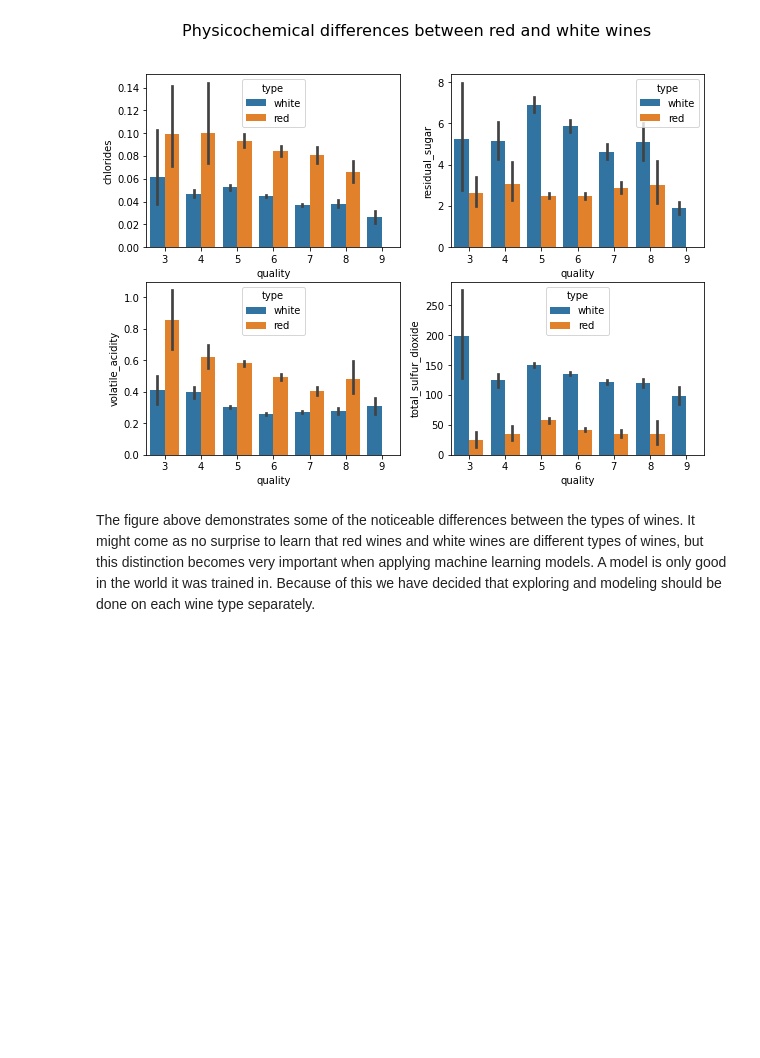
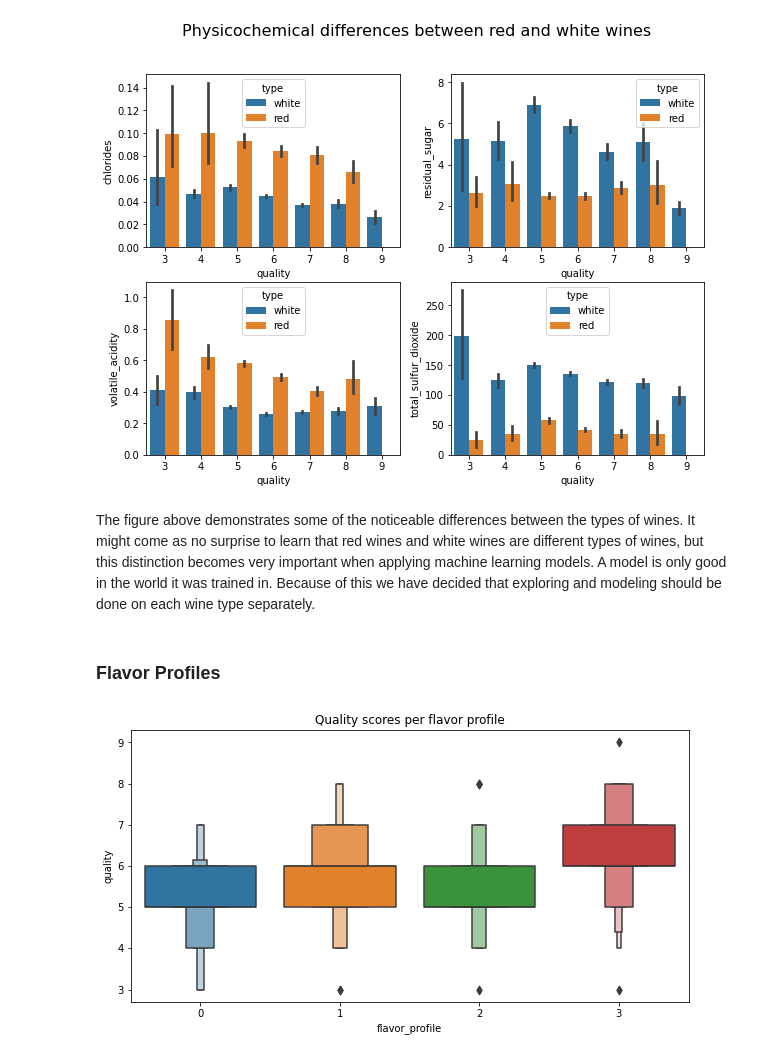
Before and after one commit to MrEnigmamgine/jtl_wine_quality, a Jupyter notebook: Final Report.ipynb, the cells around one changed output. Drawn from its saved outputs; the diff is of its cells as text; code cells hidden in the pictures; blank space fills up the shorter version.

Commit message:
flavor profiles

```diff
--- a/Final Report.ipynb
+++ b/Final Report.ipynb
@@ -129,3 +137,20 @@ plt.show()
 [figure]
 # %% [markdown]
 The figure above demonstrates some of the noticeable differences between the types of wines.  It might come as no surprise to learn that red wines and white wines are different types of wines, but this distinction becomes very important when applying machine learning models.  A model is only good in the world it was trained in.  Because of this we have decided that exploring and modeling should be done on each wine type separately.
+# %% [markdown]
+### Flavor Profiles
+# %%
+# Demonstrate flavor profiles
+# Create the profiler instance
+profiler = model.FlavorProfile()
+# Fit it to the training data
+profiler.fit(train)
+# Assign clusters to the data
+train['flavor_profile'] = profiler.predict(train)
+# Draw the plot
+plt.figure(figsize=[10,5])
+sns.boxenplot(data=train, x='flavor_profile', y='quality')
+plt.title('Quality scores per flavor profile')
+plt.show()
+# %% [output]
+[figure, added]
```
Also changed, not shown: parts of 4 cells of this notebook.
